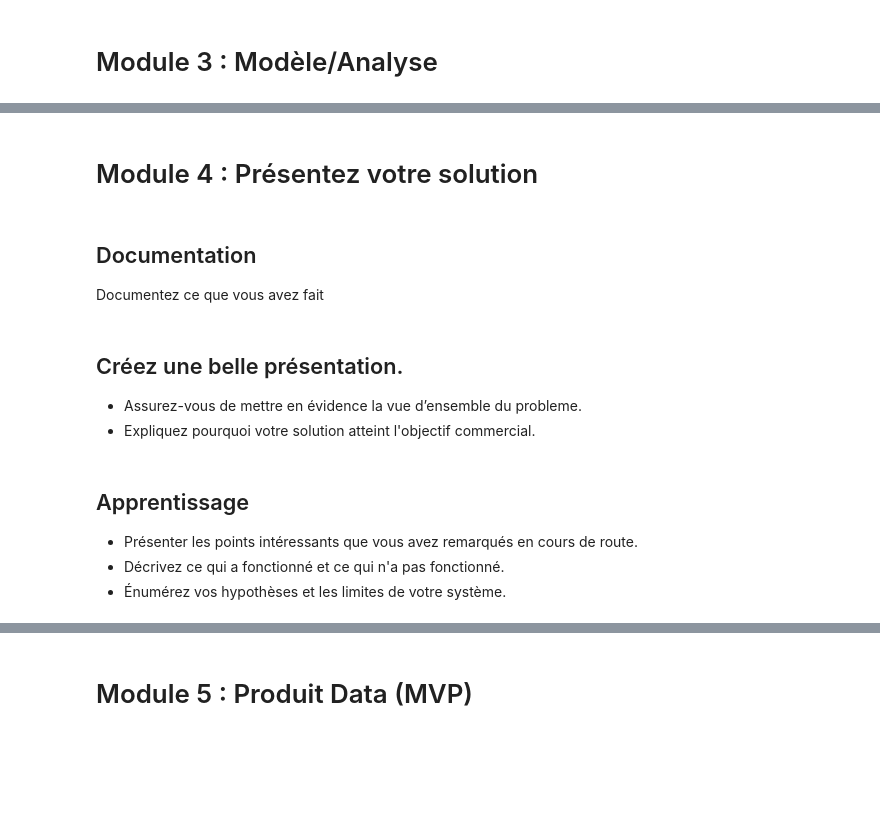
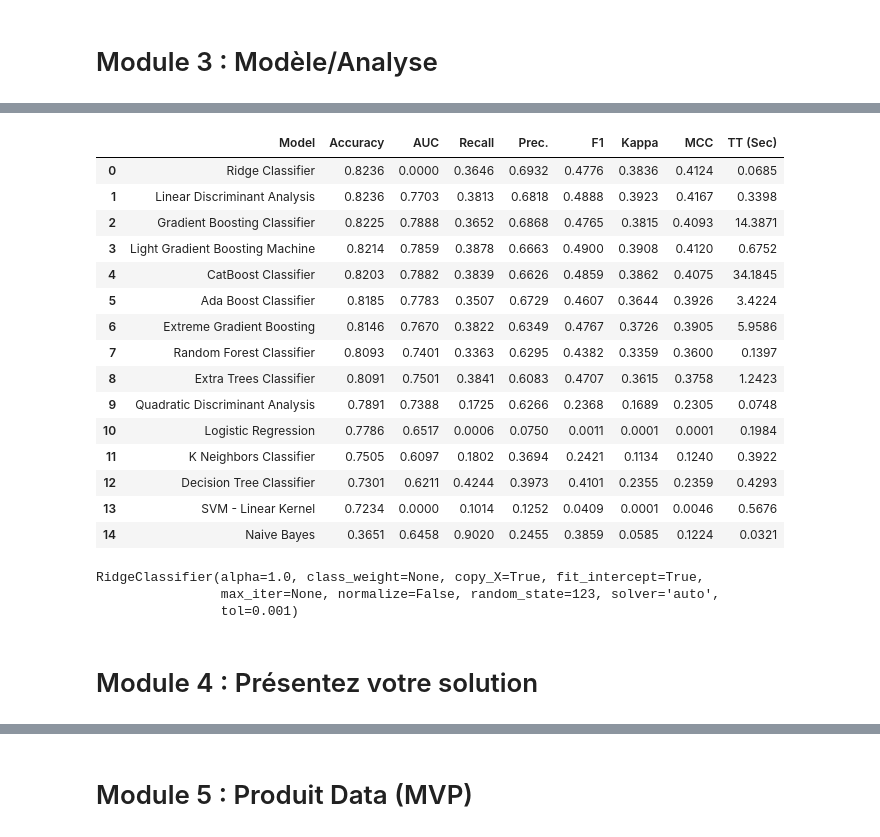
Before and after one commit to MoJendoubi/DataScienceProjectTemplate, a Jupyter notebook: DataScienceProjectTemplate.ipynb, the cells around one changed output, grey strips where cells are left out. Drawn from its saved outputs; the diff is of its cells as text; code cells hidden in the pictures; blank space fills up the shorter version.

```diff
--- a/DataScienceProjectTemplate.ipynb
+++ b/DataScienceProjectTemplate.ipynb
@@ -159,15 +236,25 @@ Quelles mesures de performance du modèle sont appropriées pour mesurer son suc
+# %%
+compare_models()
+# %% [output]
+|  | Model | Accuracy | AUC | Recall | Prec. | F1 | Kappa | MCC | TT (Sec) |
+| 0 | Ridge Classifier | 0.8236 | 0.0000 | 0.3646 | 0.6932 | 0.4776 | 0.3836 | 0.4124 | 0.0685 |
+| 1 | Linear Discriminant Analysis | 0.8236 | 0.7703 | 0.3813 | 0.6818 | 0.4888 | 0.3923 | 0.4167 | 0.3398 |
+| 2 | Gradient Boosting Classifier | 0.8225 | 0.7888 | 0.3652 | 0.6868 | 0.4765 | 0.3815 | 0.4093 | 14.3871 |
+| 3 | Light Gradient Boosting Machine | 0.8214 | 0.7859 | 0.3878 | 0.6663 | 0.4900 | 0.3908 | 0.4120 | 0.6752 |
+| 4 | CatBoost Classifier | 0.8203 | 0.7882 | 0.3839 | 0.6626 | 0.4859 | 0.3862 | 0.4075 | 34.1845 |
+| 5 | Ada Boost Classifier | 0.8185 | 0.7783 | 0.3507 | 0.6729 | 0.4607 | 0.3644 | 0.3926 | 3.4224 |
+| 6 | Extreme Gradient Boosting | 0.8146 | 0.7670 | 0.3822 | 0.6349 | 0.4767 | 0.3726 | 0.3905 | 5.9586 |
+| 7 | Random Forest Classifier | 0.8093 | 0.7401 | 0.3363 | 0.6295 | 0.4382 | 0.3359 | 0.3600 | 0.1397 |
+| 8 | Extra Trees Classifier | 0.8091 | 0.7501 | 0.3841 | 0.6083 | 0.4707 | 0.3615 | 0.3758 | 1.2423 |
+| 9 | Quadratic Discriminant Analysis | 0.7891 | 0.7388 | 0.1725 | 0.6266 | 0.2368 | 0.1689 | 0.2305 | 0.0748 |
+| 10 | Logistic Regression | 0.7786 | 0.6517 | 0.0006 | 0.0750 | 0.0011 | 0.0001 | 0.0001 | 0.1984 |
+| 11 | K Neighbors Classifier | 0.7505 | 0.6097 | 0.1802 | 0.3694 | 0.2421 | 0.1134 | 0.1240 | 0.3922 |
+| 12 | Decision Tree Classifier | 0.7301 | 0.6211 | 0.4244 | 0.3973 | 0.4101 | 0.2355 | 0.2359 | 0.4293 |
+| 13 | SVM - Linear Kernel | 0.7234 | 0.0000 | 0.1014 | 0.1252 | 0.0409 | 0.0001 | 0.0046 | 0.5676 |
+| 14 | Naive Bayes | 0.3651 | 0.6458 | 0.9020 | 0.2455 | 0.3859 | 0.0585 | 0.1224 | 0.0321 |
+RidgeClassifier(alpha=1.0, class_weight=None, copy_X=True, fit_intercept=True,
+                max_iter=None, normalize=False, random_state=123, solver='auto',
+                tol=0.001)
 # %% [markdown]
 # Module 4 : Présentez votre solution
-# %% [markdown]
-## Documentation
-Documentez ce que vous avez fait
-# %% [markdown]
-## Créez une belle présentation.
-* Assurez-vous de mettre en évidence la vue d’ensemble du probleme.
-* Expliquez pourquoi votre solution atteint l'objectif commercial.
-# %% [markdown]
-## Apprentissage
-* Présenter les points intéressants que vous avez remarqués en cours de route.
-* Décrivez ce qui a fonctionné et ce qui n'a pas fonctionné.
-* Énumérez vos hypothèses et les limites de votre système.
 # %% [markdown]
```
Also changed, not shown: parts of 54 cells of this notebook, 5 other files.
